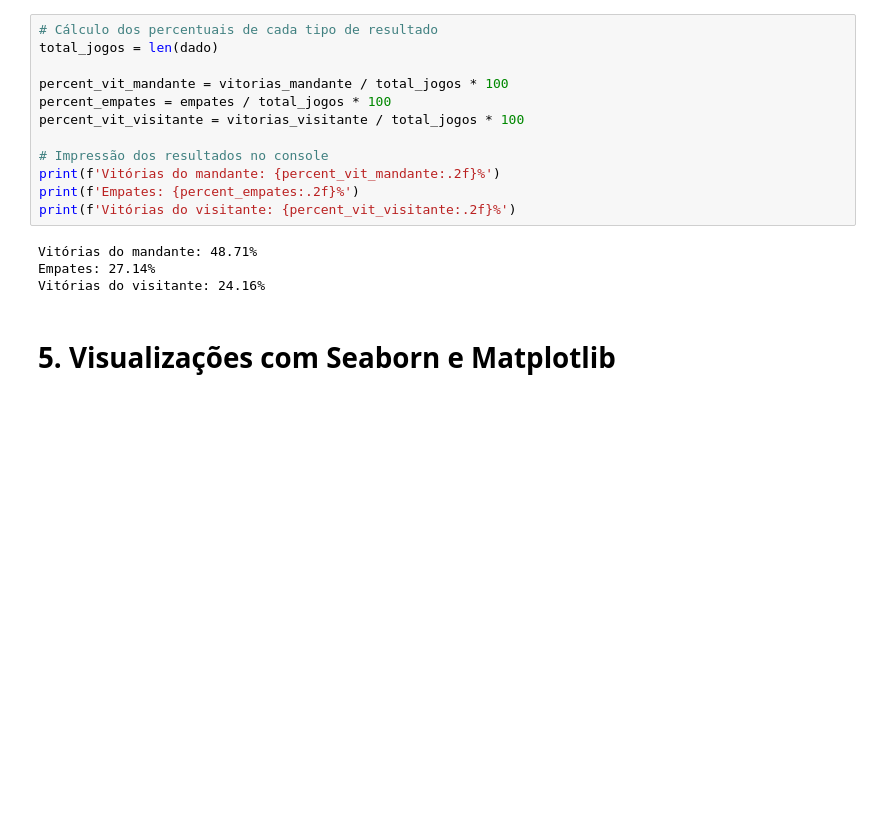
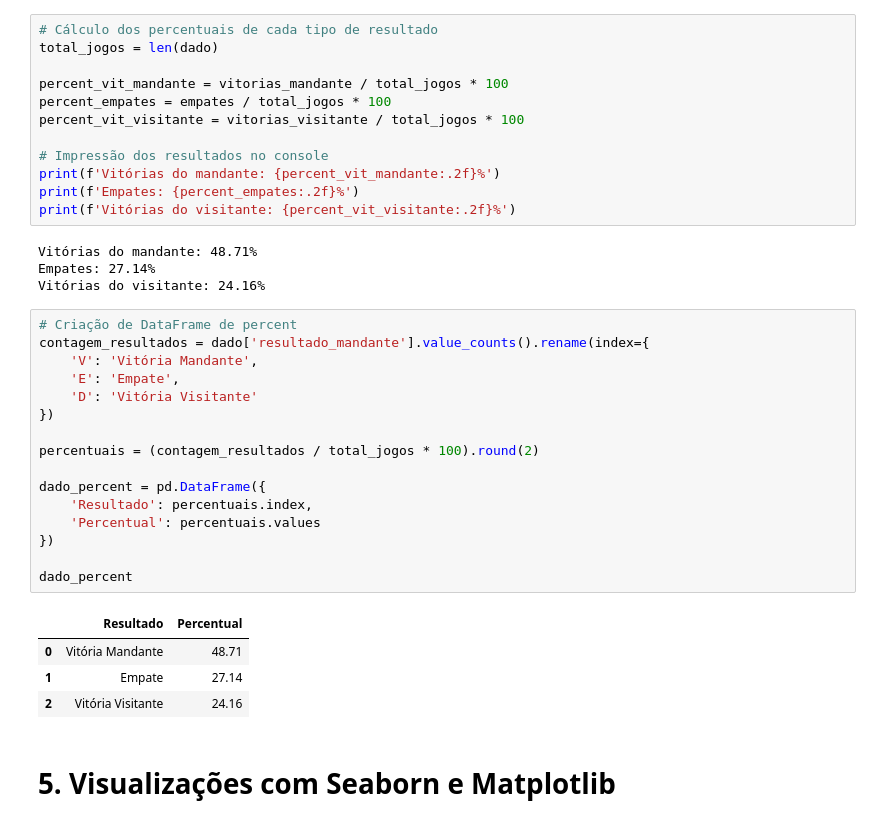
Before and after one commit to danoliveiraed/portfolio-projects, a Jupyter notebook: campeonato-brasileiro-analise/notebook/Campeonato_brasileiro_analise.ipynb, the cells around one changed output. Saved outputs shown, nothing was run; the diff lists cells and outputs as text; blank space fills up the shorter version.

```diff
--- a/campeonato-brasileiro-analise/notebook/Campeonato_brasileiro_analise.ipynb
+++ b/campeonato-brasileiro-analise/notebook/Campeonato_brasileiro_analise.ipynb
@@ -143,6 +143,27 @@ print(f'Vitórias do visitante: {percent_vit_visitante:.2f}%')
 Vitórias do mandante: 48.71%
 Empates: 27.14%
 Vitórias do visitante: 24.16%
+# %%
+# Criação de DataFrame de percent
+contagem_resultados = dado['resultado_mandante'].value_counts().rename(index={
+    'V': 'Vitória Mandante',
+    'E': 'Empate',
+    'D': 'Vitória Visitante'
+})
+
+percentuais = (contagem_resultados / total_jogos * 100).round(2)
+
+dado_percent = pd.DataFrame({
+    'Resultado': percentuais.index,
+    'Percentual': percentuais.values
+})
+
+dado_percent
+# %% [output]
+|  | Resultado | Percentual |
+| 0 | Vitória Mandante | 48.71 |
+| 1 | Empate | 27.14 |
+| 2 | Vitória Visitante | 24.16 |
 # %% [markdown]
 # 5. Visualizações com Seaborn e Matplotlib
 # %%
```
Also changed, not shown: parts of 1 cell of this notebook.
